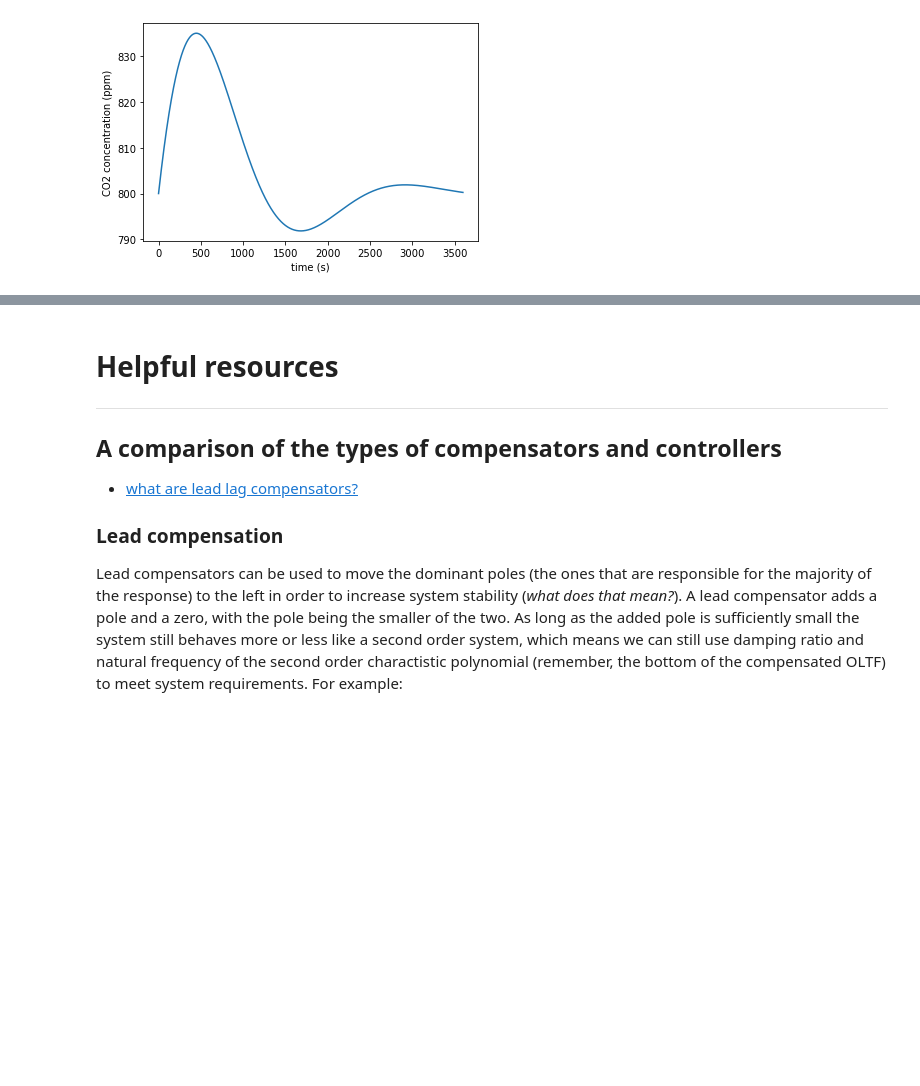
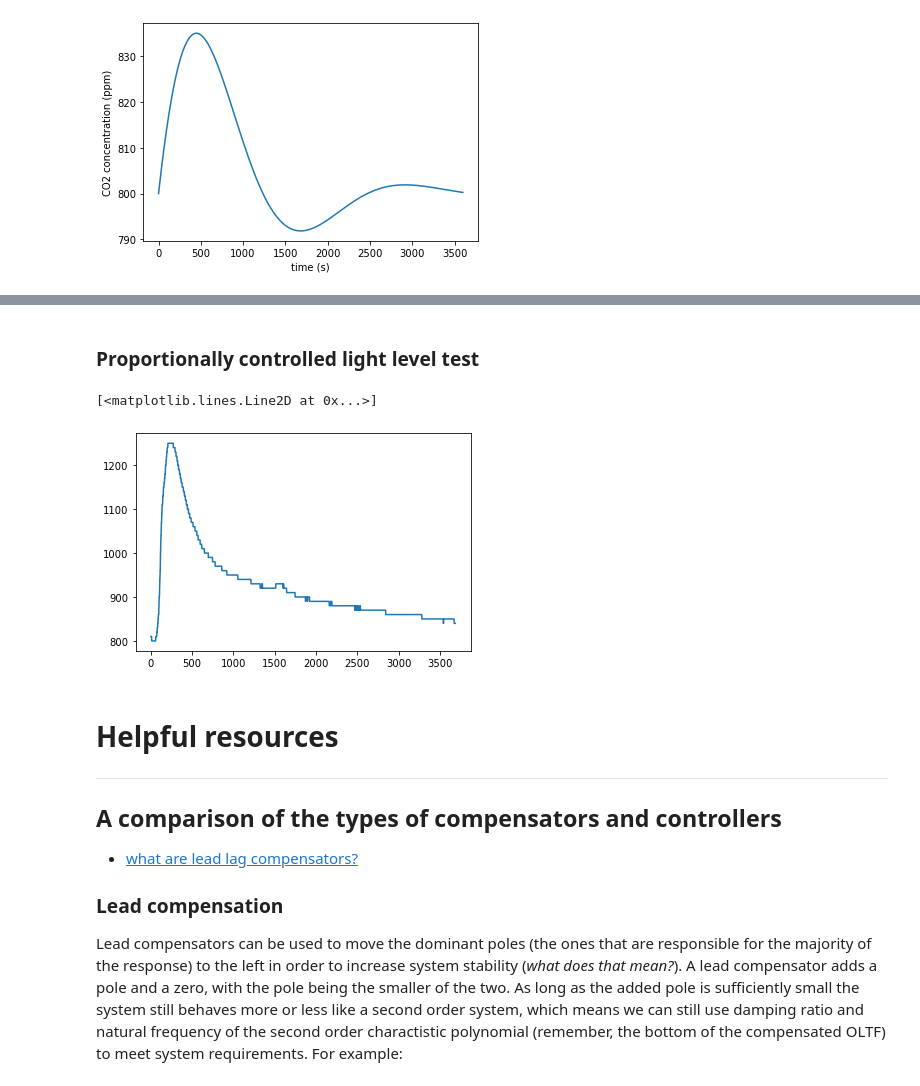
Before and after one commit to cbgeiman/bioreactor, a Jupyter notebook: controller/controldesign.ipynb, the cells around one changed output, grey strips where cells are left out. Drawn from its saved outputs; the diff is of its cells as text; code cells hidden in the pictures; blank space fills up the shorter version.

```diff
--- a/controller/controldesign.ipynb
+++ b/controller/controldesign.ipynb
@@ -430,3 +559,11 @@ pp.plot(t_PI,y_PI+800)
+# %% [markdown]
+### Proportionally controlled light level test
+# %%
+testCtrl = pd.read_csv("TCTRL.CSV")
+pp.plot(testCtrl.iloc[:,1])
+# %% [output]
+[<matplotlib.lines.Line2D at 0x...>]
+[figure, added]
 # %% [markdown]
 # Helpful resources
 ---
```
Also changed, not shown: parts of 20 cells of this notebook, 8 other files.
